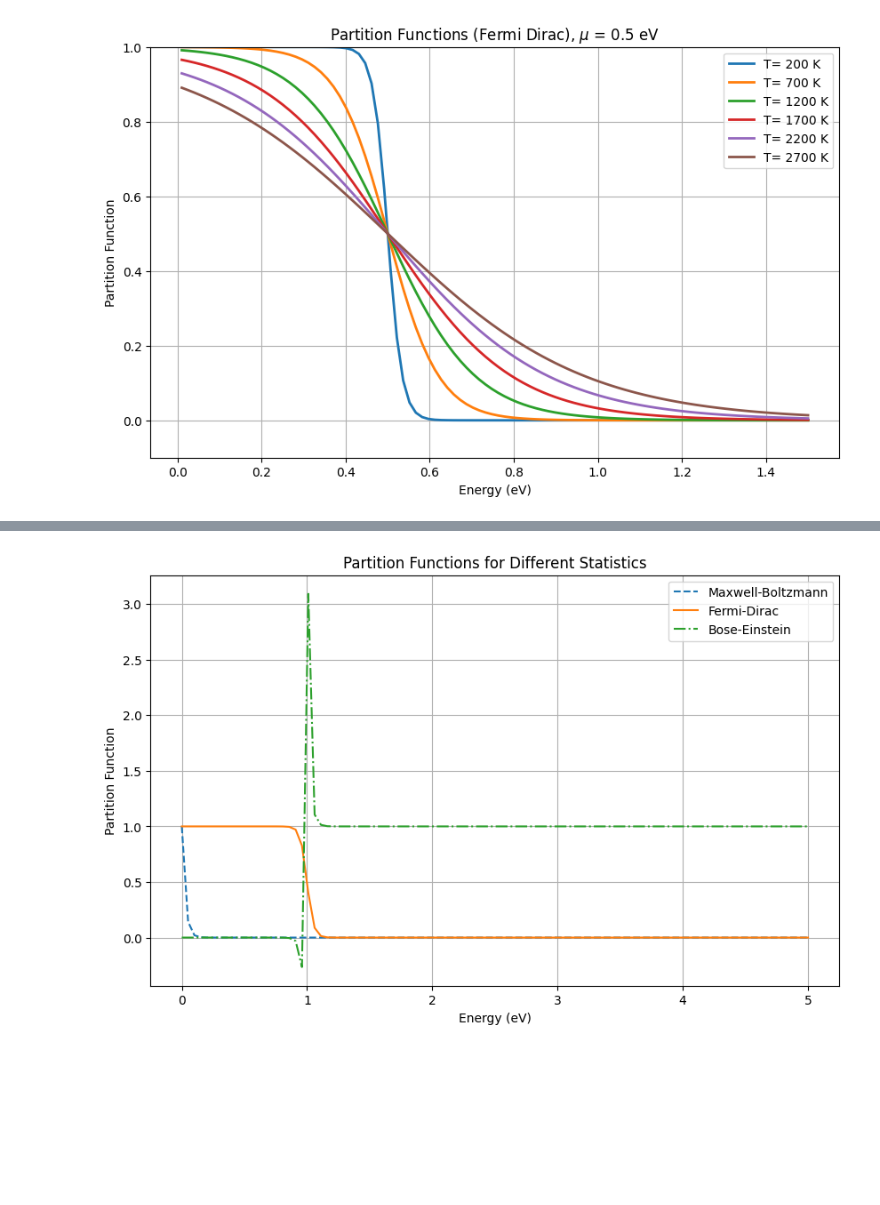
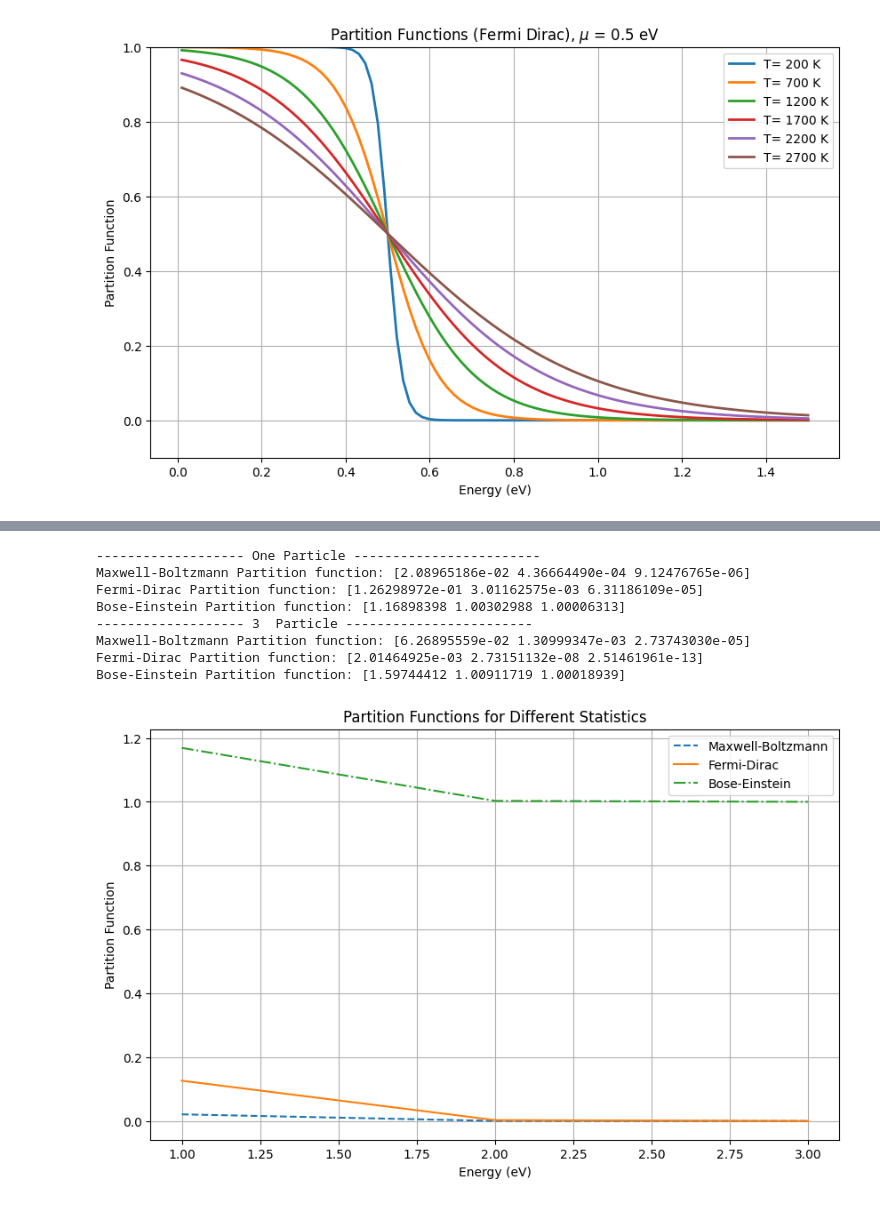
Before and after one commit to navgaur/Statistical-Mech-LOCF, a Jupyter notebook: partition1.ipynb, the cells around one changed output, grey strips where cells are left out. Drawn from its saved outputs; the diff is of its cells as text; code cells hidden in the pictures; blank space fills up the shorter version.

```diff
--- a/partition1.ipynb
+++ b/partition1.ipynb
@@ -204,42 +211,71 @@ plt.show()
 # %%
 import numpy as np
 import matplotlib.pyplot as plt
+from scipy.constants import Boltzmann
+
+J_ev_con = 6.262*10**18     # Conversion factor from Joules to eV
+
+Boltzmann = Boltzmann*J_ev_con
 
 def maxwell_boltzmann_partition_function(energies, temperature):
-    beta = 1 / (8.617333262145e-5 * temperature)  # Boltzmann constant in eV/K
-    return np.sum(np.exp(-beta * energies))
+  beta = 1 / (Boltzmann * temperature)  # Boltzmann constant in eV/K
+  t1= np.sum(np.exp(-beta * energies))
+  return t1
 
 def fermi_dirac_partition_function(energies, temperature, chemical_potential):
-    beta = 1 / (8.617333262145e-5 * temperature)  # Boltzmann constant in eV/K
-    return np.prod(1 / (1 + np.exp(beta * (energies - chemical_potential))))
+  beta = 1 / (Boltzmann * temperature)  # Boltzmann constant in eV/K
+  t1= np.prod(1 / (1 + np.exp(beta * (energies - chemical_potential))))
+  return t1
 
 def bose_einstein_partition_function(energies, temperature, chemical_potential):
-    beta = 1 / (8.617333262145e-5 * temperature)  # Boltzmann constant in eV/K
-    return np.prod(1 / (1 - np.exp(-beta * (energies - chemical_potential))))
+  beta = 1 / (Boltzmann * temperature)  # Boltzmann constant in eV/K
+  t1 = np.prod(1 / (1 - np.exp(-beta * (energies - chemical_potential))))
+  return t1
 
 # Example energy levels
-energy_levels = np.linspace(0, 5, 100)  # Energy levels from 0 to 5 eV
+#energy_levels = np.linspace(0, 5, 100)  # Energy levels from 0 to 5 eV
+energy_levels=np.array([1.0,2.0,3.0])
 
 # Example temperature and chemical potential
-temperature = 300  # Kelvin
-chemical_potential = 1.0  # eV
+temperature = 3000  # Kelvin
+chemical_potential = 0.5  # eV
 
 # Calculate partition functions for each statistics
 mb_partition_function = np.exp(-1 / (8.617333262145e-5 * temperature) * energy_levels)
 fd_partition_function = 1 / (1 + np.exp(1 / (8.617333262145e-5 * temperature) * (energy_levels - chemical_potential)))
 be_partition_function = 1 / (1 - np.exp(-1 / (8.617333262145e-5 * temperature) * (energy_levels - chemical_potential)))
+
+print("------------------- One Particle ------------------------")
+print("Maxwell-Boltzmann Partition function:", mb_partition_function)
+print("Fermi-Dirac Partition function:",fd_partition_function)
+print("Bose-Einstein Partition function:",be_partition_function)
+
+N=3
+print("-------------------", N," Particle ------------------------")
+print("Maxwell-Boltzmann Partition function:", mb_partition_function*N)
+print("Fermi-Dirac Partition function:",fd_partition_function**N)
+print("Bose-Einstein Partition function:",be_partition_function**N)
+
 
 # Plotting
 plt.figure(figsize=(10, 6))
 plt.plot(energy_levels, mb_partition_function, label='Maxwell-Boltzmann', linestyle='--')
 plt.plot(energy_levels, fd_partition_function, label='Fermi-Dirac', linestyle='-')
 plt.plot(energy_levels, be_partition_function, label='Bose-Einstein', linestyle='-.')
 
 plt.title('Partition Functions for Different Statistics')
 plt.xlabel('Energy (eV)')
 plt.ylabel('Partition Function')
 plt.legend()
 plt.grid(True)
 plt.show()
 # %% [output]
+------------------- One Particle ------------------------
+Maxwell-Boltzmann Partition function: [2.08965186e-02 4.36664490e-04 9.12476765e-06]
+Fermi-Dirac Partition function: [1.26298972e-01 3.01162575e-03 6.31186109e-05]
+Bose-Einstein Partition function: [1.16898398 1.00302988 1.00006313]
+------------------- 3  Particle ------------------------
+Maxwell-Boltzmann Partition function: [6.26895559e-02 1.30999347e-03 2.73743030e-05]
+Fermi-Dirac Partition function: [2.01464925e-03 2.73151132e-08 2.51461961e-13]
+Bose-Einstein Partition function: [1.59744412 1.00911719 1.00018939]
-[figure, old version]
+[figure, new version]
```
Also changed, not shown: parts of 5 cells of this notebook.
